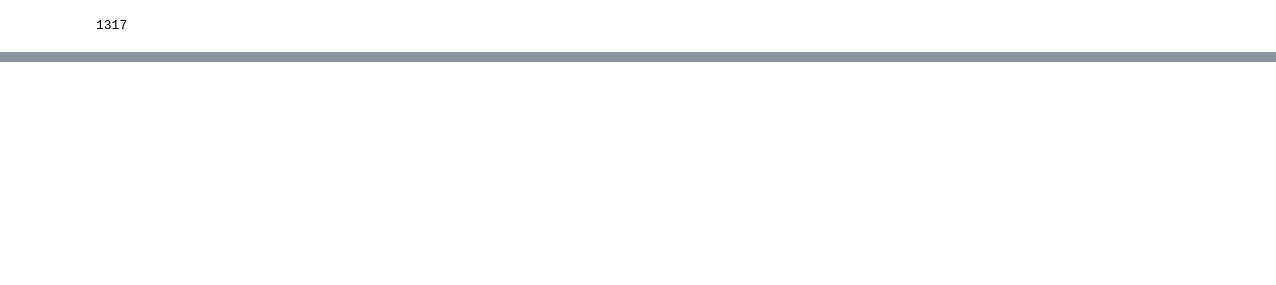
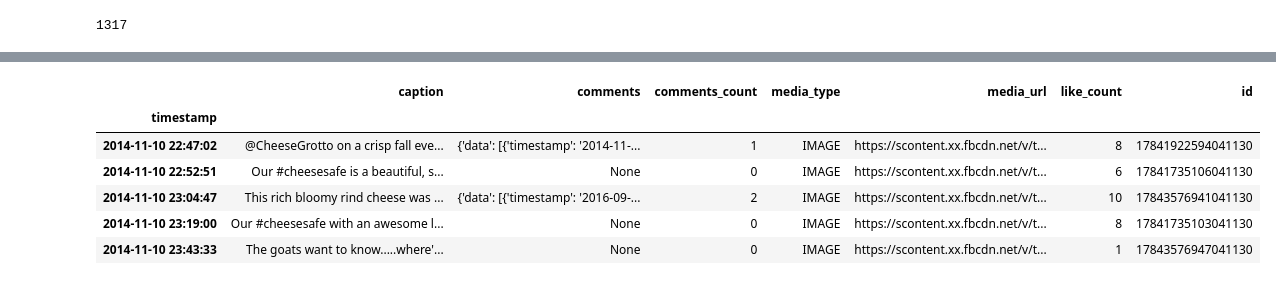
Before and after one commit to ssrosa/grotto, a Jupyter notebook: index.ipynb, the cells around one changed output, grey strips where cells are left out. Saved outputs shown, nothing was run; the diff lists cells and outputs as text; code cells hidden in the pictures; blank space fills up the shorter version.

```diff
--- a/index.ipynb
+++ b/index.ipynb
@@ -65,0 +128,10 @@ requests.get(f'https://graph.facebook.com/v4.0/{oldest}?fields=comments,like_cou
+# %%
+df.head()
+# %% [output]
+|  | caption | comments | comments_count | media_type | media_url | like_count | id |
+| timestamp |  |  |  |  |  |  |  |
+| 2014-11-10 22:47:02 | @CheeseGrotto on a crisp fall eve... | {'data': [{'timestamp': '2014-11-... | 1 | IMAGE | https://scontent.xx.fbcdn.net/v/t... | 8 | 17841922594041130 |
+| 2014-11-10 22:52:51 | Our #cheesesafe is a beautiful, s... | None | 0 | IMAGE | https://scontent.xx.fbcdn.net/v/t... | 6 | 17841735106041130 |
+| 2014-11-10 23:04:47 | This rich bloomy rind cheese was ... | {'data': [{'timestamp': '2016-09-... | 2 | IMAGE | https://scontent.xx.fbcdn.net/v/t... | 10 | 17843576941041130 |
+| 2014-11-10 23:19:00 | Our #cheesesafe with an awesome l... | None | 0 | IMAGE | https://scontent.xx.fbcdn.net/v/t... | 8 | 17841735103041130 |
+| 2014-11-10 23:43:33 | The goats want to know.....where'... | None | 0 | IMAGE | https://scontent.xx.fbcdn.net/v/t... | 1 | 17843576947041130 |
```
Also changed, not shown: parts of 23 cells of this notebook, 1 other file.
